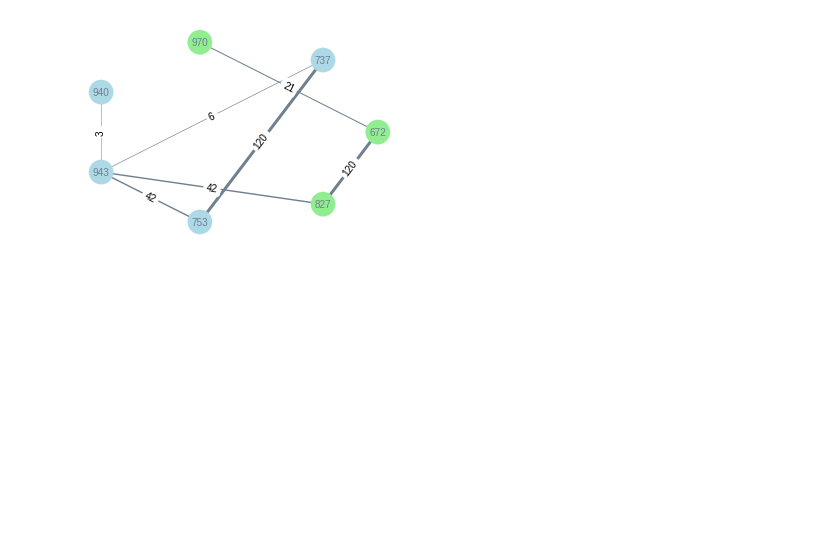
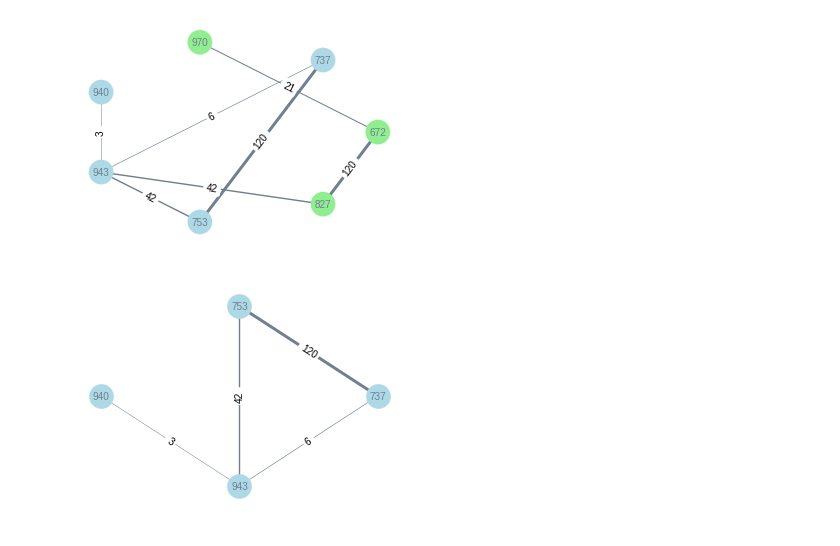
Before and after one commit to ventugithub/QCFATM, a Jupyter notebook: precalculation/analysis/Potential Conflicts Analysis III - Partition of Connected Components.ipynb, the cells around one changed output. Drawn from its saved outputs; the diff is of its cells as text; code cells hidden in the pictures; blank space fills up the shorter version.

```diff
--- a/precalculation/analysis/Potential Conflicts Analysis III - Partition of Connected Components.ipynb
+++ b/precalculation/analysis/Potential Conflicts Analysis III - Partition of Connected Components.ipynb
@@ -149,3 +155,28 @@ pdf.savefig(figure=fig);
 pdf.close();
 # %% [output]
 [figure]
+# %%
+def getPartitions(graph, partition):
+    # number of partitions
+    Np = len(set(partition))
+    nodes = graph.nodes()
+    # create networkx graphs
+    G = []
+    for n in range(Np):
+        G.append(nx.Graph())
+    # add nodes
+    for node, p in zip(nodes, partition):
+        G[p].add_node(node)
+    # add edges
+    for i, j in graph.edges():
+        if partition[nodes.index(i)] == partition[nodes.index(j)]:
+            G[partition[nodes.index(i)]].add_edge(i, j)
+            for k, v in graph.edge[i][j].items():
+                G[partition[nodes.index(i)]].edge[i][j][k] = v
+    return G
+# %%
+subgraphs = getPartitions(component, partition)
+# %%
+plotConflictGraph(subgraphs[0], drawWeights='nconflict')
+# %% [output]
+[figure, added]
```
Also changed, not shown: parts of 5 cells of this notebook, 6 other files.
